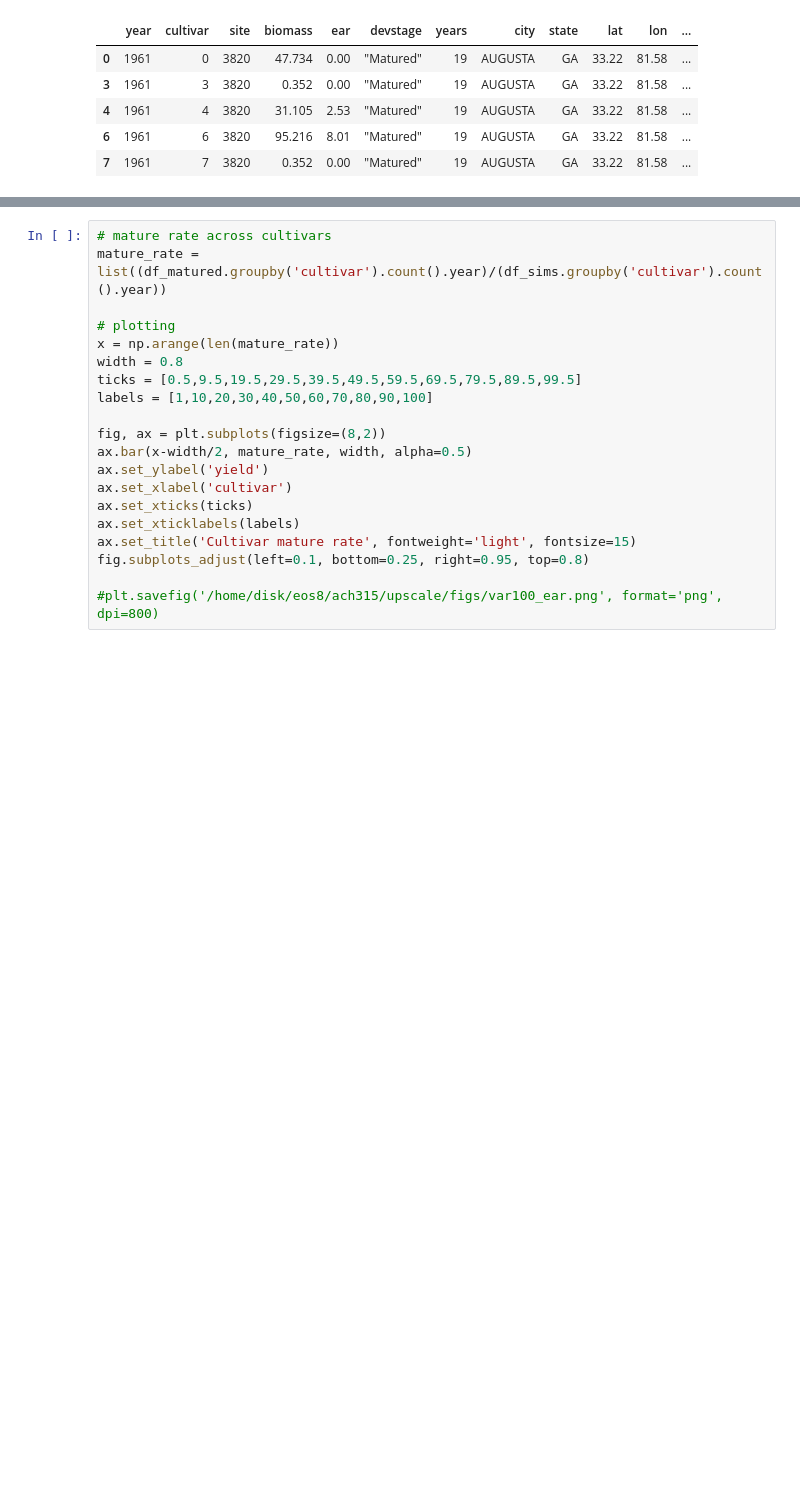
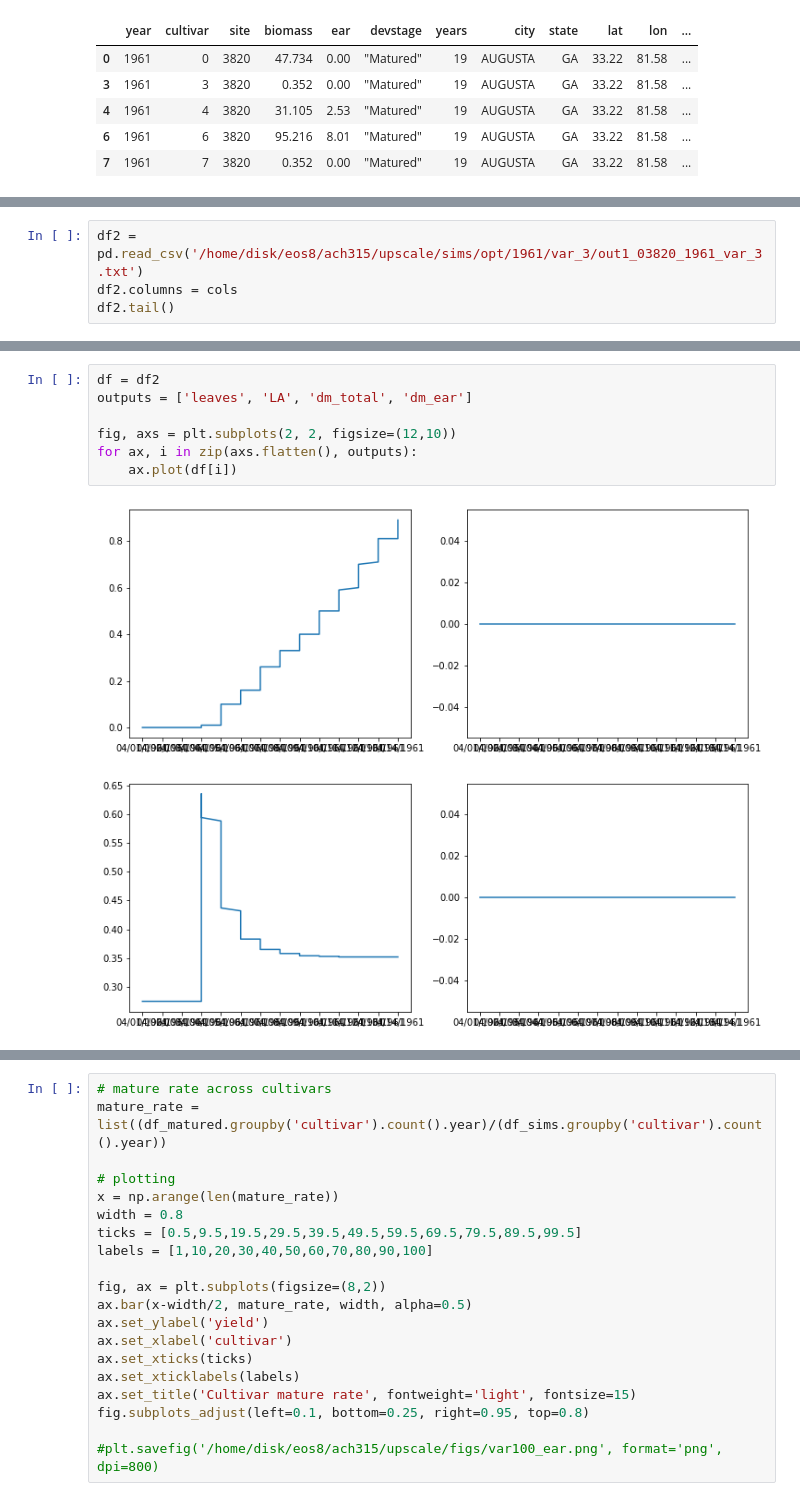
Before and after one commit to jennhsiao/upscale, a Jupyter notebook: notebooks/sim_opt100.ipynb, the cells around one changed output, grey strips where cells are left out. Saved outputs shown, nothing was run; the diff lists cells and outputs as text; blank space fills up the shorter version.

```diff
--- a/notebooks/sim_opt100.ipynb
+++ b/notebooks/sim_opt100.ipynb
@@ -218,0 +418,4 @@ fig.subplots_adjust(left=0.05, bottom=0, right=0.95, top=1)
+# %%
+df2 = pd.read_csv('/home/disk/eos8/ach315/upscale/sims/opt/1961/var_3/out1_03820_1961_var_3.txt')
+df2.columns = cols
+df2.tail()
@@ -218,0 +430,9 @@ fig.subplots_adjust(left=0.05, bottom=0, right=0.95, top=1)
+# %%
+df = df2
+outputs = ['leaves', 'LA', 'dm_total', 'dm_ear']
+
+fig, axs = plt.subplots(2, 2, figsize=(12,10))
+for ax, i in zip(axs.flatten(), outputs):
+    ax.plot(df[i])
+# %% [output]
+[figure, added]
```
Also changed, not shown: parts of 34 cells of this notebook, 2 other files.
